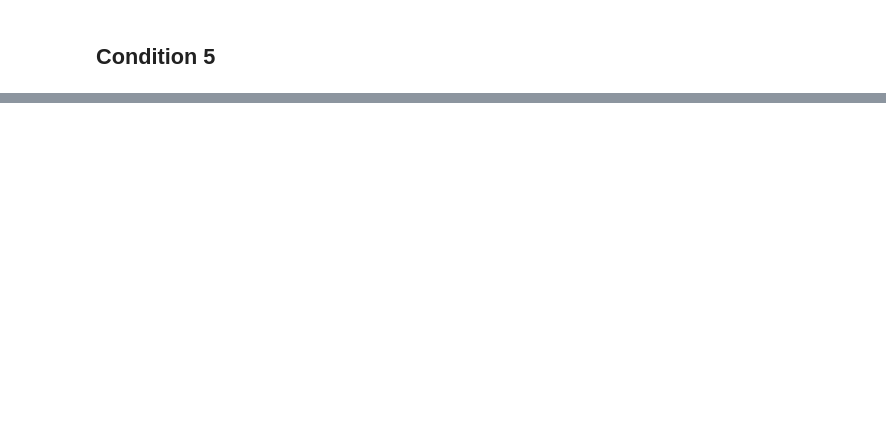
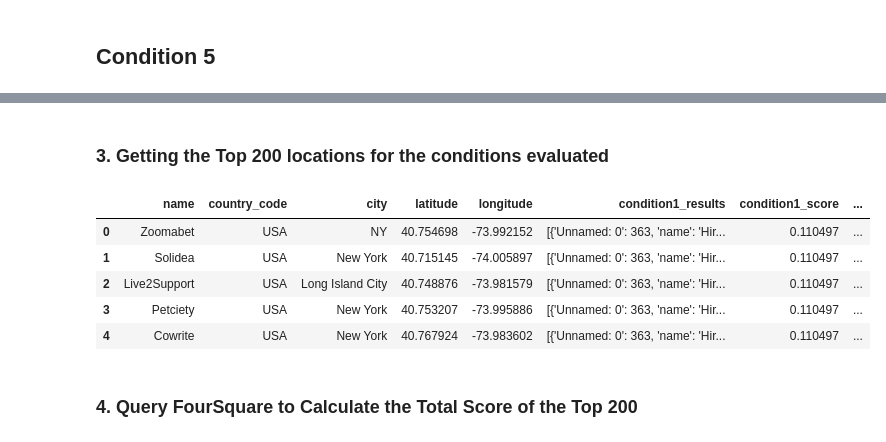
Before and after one commit to sborto86/project-III-geospatial-data, a Jupyter notebook: data.ipynb, the cells around one changed output, grey strips where cells are left out. Drawn from its saved outputs; the diff is of its cells as text; code cells hidden in the pictures; blank space fills up the shorter version.

```diff
--- a/data.ipynb
+++ b/data.ipynb
@@ -101,5 +147,3 @@ offices2.head()
 offices2.to_csv('./data/offices_score.csv')
 # %% [markdown]
 ## Condition 5
-# %%
-offices2 = add_score(offices2, 5)
@@ -107,0 +175,19 @@ offices2.head()
+# %% [markdown]
+### 3. Getting the Top 200 locations for the conditions evaluated
+# %%
+### Getting the provisional total score
+offices2 = total_score(offices2)
+top_offices = offices2[:200].copy(deep = True)
+top_offices.reset_index(drop=True, inplace=True)
+top_offices.drop(columns=["Unnamed: 0"], inplace=True)
+# %%
+top_offices.head()
+# %% [output]
+|  | name | country_code | city | latitude | longitude | condition1_results | condition1_score | ... |
+| 0 | Zoomabet | USA | NY | 40.754698 | -73.992152 | [{'Unnamed: 0': 363, 'name': 'Hir... | 0.110497 | ... |
+| 1 | Solidea | USA | New York | 40.715145 | -74.005897 | [{'Unnamed: 0': 363, 'name': 'Hir... | 0.110497 | ... |
+| 2 | Live2Support | USA | Long Island City | 40.748876 | -73.981579 | [{'Unnamed: 0': 363, 'name': 'Hir... | 0.110497 | ... |
+| 3 | Petciety | USA | New York | 40.753207 | -73.995886 | [{'Unnamed: 0': 363, 'name': 'Hir... | 0.110497 | ... |
+| 4 | Cowrite | USA | New York | 40.767924 | -73.983602 | [{'Unnamed: 0': 363, 'name': 'Hir... | 0.110497 | ... |
+# %% [markdown]
+### 4. Query FourSquare to Calculate the Total Score of the Top 200
```
Also changed, not shown: parts of 46 cells of this notebook, 16 other files.
